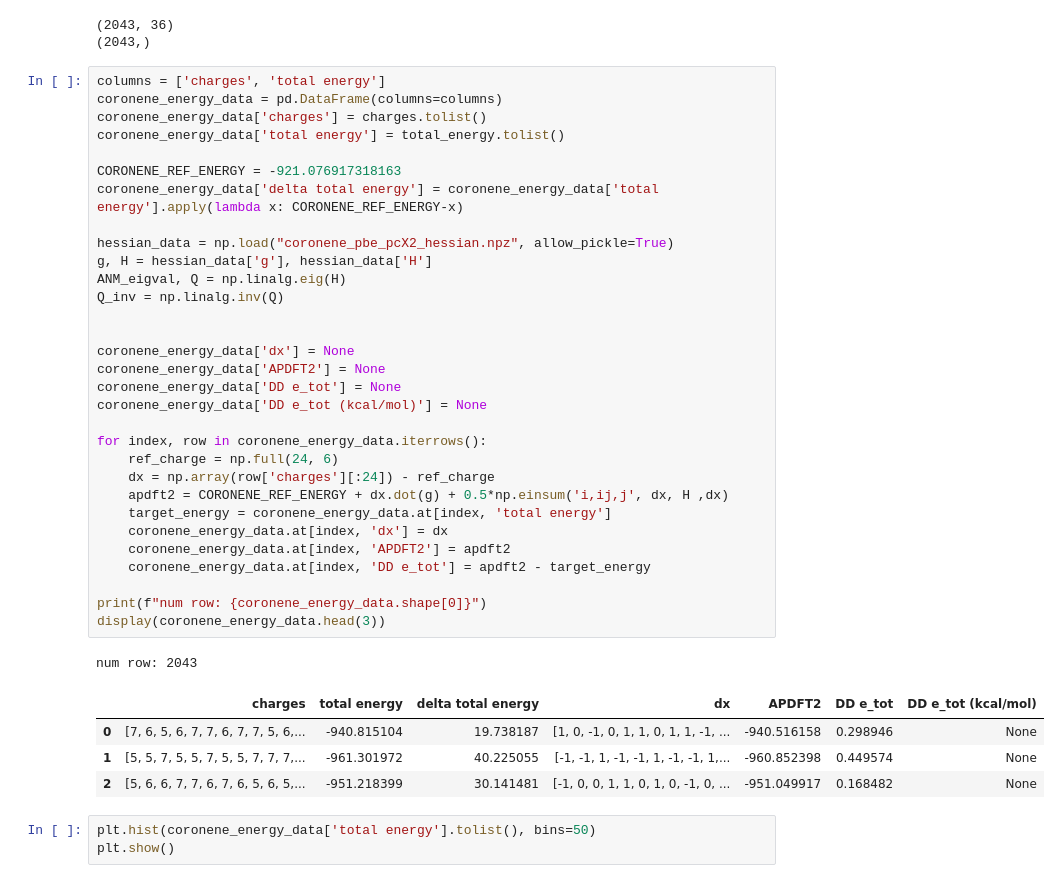
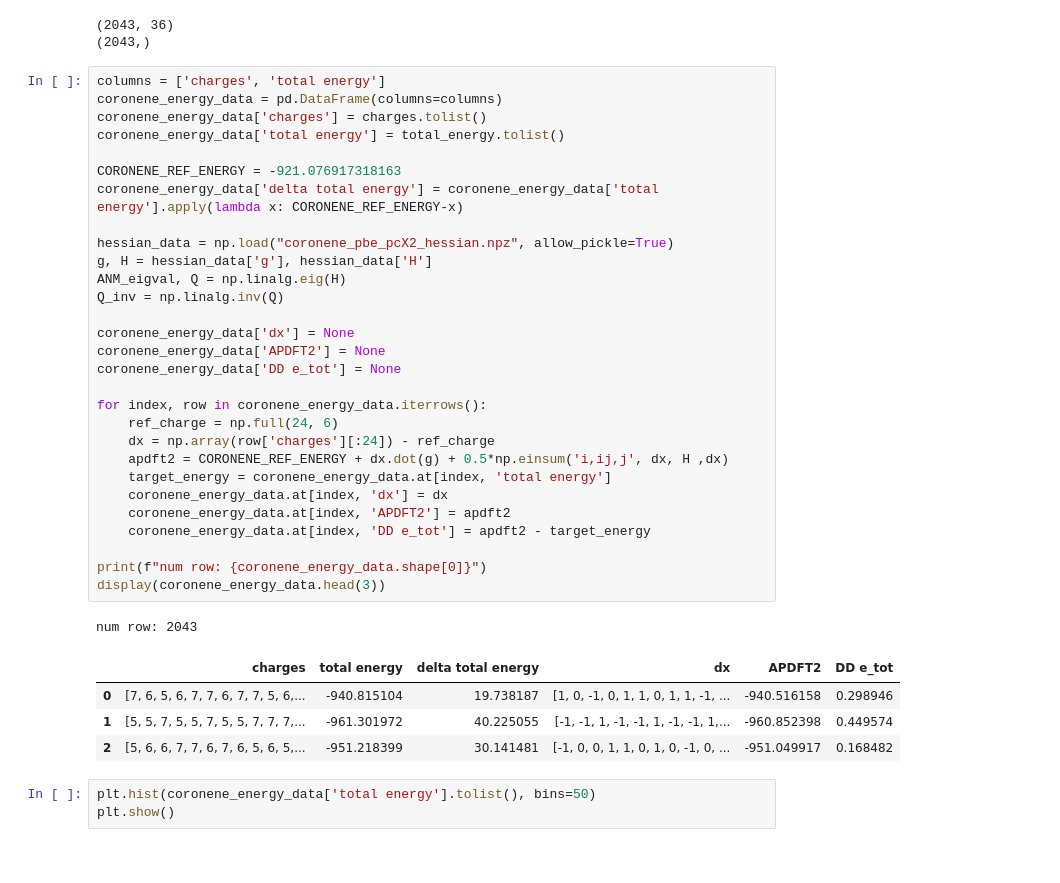
Before and after one commit to GabrielWu2004/Alchemical_Normal_Modes, a Jupyter notebook: [2]_ANM_with_coronene/main_code/process_coronene_data.ipynb, the cells around one changed output. Cells and saved outputs as stored; diff of their text form.

```diff
--- a/[2]_ANM_with_coronene/main_code/process_coronene_data.ipynb
+++ b/[2]_ANM_with_coronene/main_code/process_coronene_data.ipynb
@@ -40,39 +40,37 @@ print(total_energy.shape)
 columns = ['charges', 'total energy']
 coronene_energy_data = pd.DataFrame(columns=columns)
 coronene_energy_data['charges'] = charges.tolist()
 coronene_energy_data['total energy'] = total_energy.tolist()
 
 CORONENE_REF_ENERGY = -921.076917318163
 coronene_energy_data['delta total energy'] = coronene_energy_data['total energy'].apply(lambda x: CORONENE_REF_ENERGY-x)
 
 hessian_data = np.load("coronene_pbe_pcX2_hessian.npz", allow_pickle=True)
 g, H = hessian_data['g'], hessian_data['H']
 ANM_eigval, Q = np.linalg.eig(H)
 Q_inv = np.linalg.inv(Q)
 
-
 coronene_energy_data['dx'] = None
 coronene_energy_data['APDFT2'] = None
 coronene_energy_data['DD e_tot'] = None
-coronene_energy_data['DD e_tot (kcal/mol)'] = None
 
 for index, row in coronene_energy_data.iterrows():
     ref_charge = np.full(24, 6)
     dx = np.array(row['charges'][:24]) - ref_charge
     apdft2 = CORONENE_REF_ENERGY + dx.dot(g) + 0.5*np.einsum('i,ij,j', dx, H ,dx)
     target_energy = coronene_energy_data.at[index, 'total energy']
     coronene_energy_data.at[index, 'dx'] = dx
     coronene_energy_data.at[index, 'APDFT2'] = apdft2
     coronene_energy_data.at[index, 'DD e_tot'] = apdft2 - target_energy
 
 print(f"num row: {coronene_energy_data.shape[0]}")
 display(coronene_energy_data.head(3))
 # %% [output]
 num row: 2043
-|  | charges | total energy | delta total energy | dx | APDFT2 | DD e_tot | DD e_tot (kcal/mol) |
-| 0 | [7, 6, 5, 6, 7, 7, 6, 7, 7, 5, 6,... | -940.815104 | 19.738187 | [1, 0, -1, 0, 1, 1, 0, 1, 1, -1, ... | -940.516158 | 0.298946 | None |
-| 1 | [5, 5, 7, 5, 5, 7, 5, 5, 7, 7, 7,... | -961.301972 | 40.225055 | [-1, -1, 1, -1, -1, 1, -1, -1, 1,... | -960.852398 | 0.449574 | None |
-| 2 | [5, 6, 6, 7, 7, 6, 7, 6, 5, 6, 5,... | -951.218399 | 30.141481 | [-1, 0, 0, 1, 1, 0, 1, 0, -1, 0, ... | -951.049917 | 0.168482 | None |
+|  | charges | total energy | delta total energy | dx | APDFT2 | DD e_tot |
+| 0 | [7, 6, 5, 6, 7, 7, 6, 7, 7, 5, 6,... | -940.815104 | 19.738187 | [1, 0, -1, 0, 1, 1, 0, 1, 1, -1, ... | -940.516158 | 0.298946 |
+| 1 | [5, 5, 7, 5, 5, 7, 5, 5, 7, 7, 7,... | -961.301972 | 40.225055 | [-1, -1, 1, -1, -1, 1, -1, -1, 1,... | -960.852398 | 0.449574 |
+| 2 | [5, 6, 6, 7, 7, 6, 7, 6, 5, 6, 5,... | -951.218399 | 30.141481 | [-1, 0, 0, 1, 1, 0, 1, 0, -1, 0, ... | -951.049917 | 0.168482 |
 # %%
 plt.hist(coronene_energy_data['total energy'].tolist(), bins=50)
 plt.show()
```
Also changed, not shown: parts of 5 cells of this notebook.
